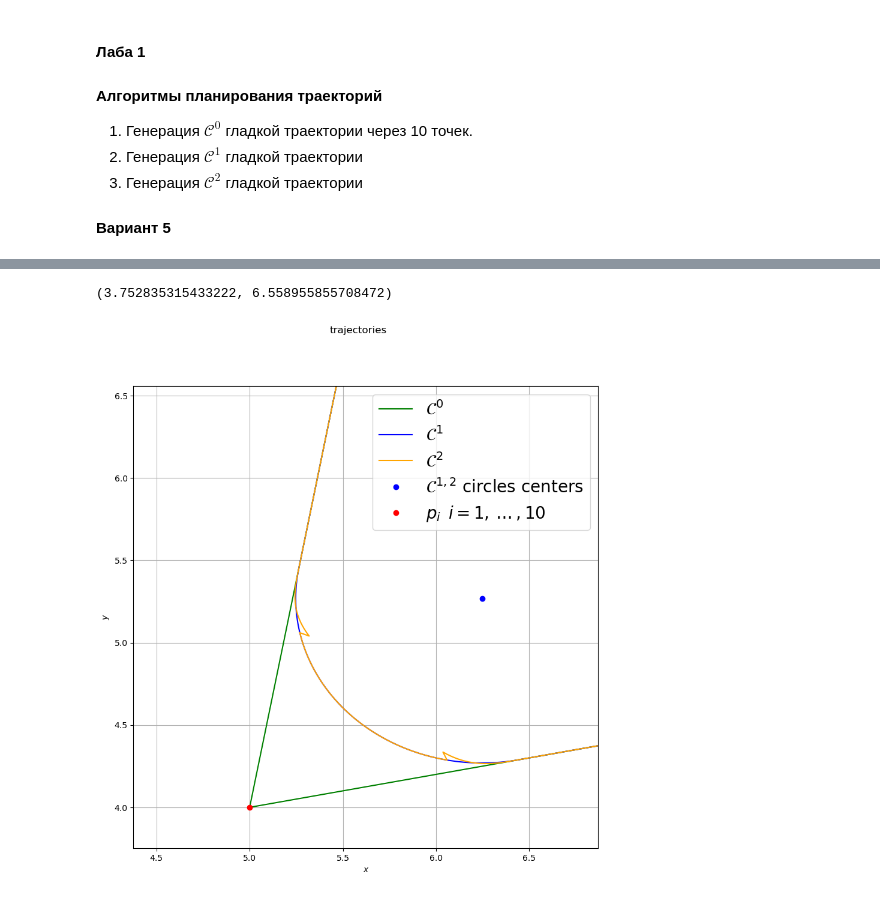
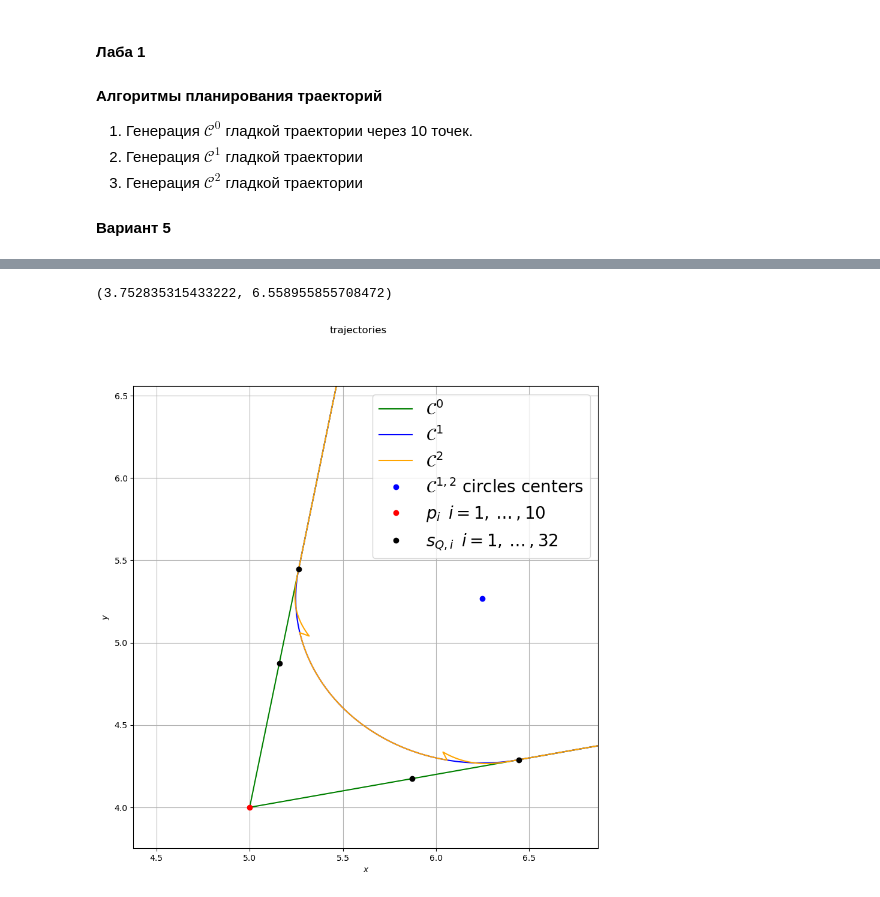
Before and after one commit to dvogureckiy99/TPandC, a Jupyter notebook: lab1_standart.ipynb, the cells around one changed output, grey strips where cells are left out. Drawn from its saved outputs; the diff is of its cells as text; code cells hidden in the pictures.

```diff
--- a/lab1_standart.ipynb
+++ b/lab1_standart.ipynb
@@ -391,4 +391,11 @@ for i in range(len(pplan)):
     data_rx.append(rx)
     data_ry.append(ry)
     data_rk.append(rk)
+
+data_rx_s_Q = []
+data_ry_s_Q = []
+for i_s in pplan[2].s_Q:
+    ix, iy = pplan[0].calc_position(i_s)
+    data_rx_s_Q.append(ix)
+    data_ry_s_Q.append(iy)
 # %% [output]
@@ -444,30 +446,31 @@ Text(0, 0.5, 'Curvature $|\\xi|,[1/m]$')
 # %%
 fig, ax = plt.subplots(1,1,figsize = (10,10))
 ax = [ax, 1]
 labels = ['$\mathcal{C}^0$','$\mathcal{C}^1$','$\mathcal{C}^2$']
 colours = ['g','b','orange']
 for i in range(len(pplan)):
     ax[0].plot(data_rx[i][:], data_ry[i][:],"-",label=labels[i],color=colours[i])
 # ax[0].plot(data_rx[2][:round(len(s))], data_ry[2][:round(len(s))],"-b")
 
 ax[0].plot(pplan[1].p_c0[0],pplan[1].p_c0[1],'ob',label='$\mathcal{C}^{1,2}$ circles centers')
 ax[0].plot(gx, gy, "or", label='$p_{i}\,\,\,i=1,\dots,10$')
+ax[0].plot(data_rx_s_Q,data_ry_s_Q,"ok",label='$s_{Q,i}\,\,\,i=1,\dots,32$')
 
 ax[0].annotate(rf'$[x(0),y(0)]$',
                   xy=(gx[0],gy[0]),
                   xytext=(gx[0]+3,gy[0]-2),
                   size=20, va="center", ha="center",
                   bbox=dict(boxstyle="round4", fc="w"),
                   arrowprops=dict(arrowstyle="-|>",mutation_scale=25,
                                   connectionstyle="arc3,rad=-0.2", fc="w"))
 fig.suptitle("trajectories")
 ax[0].set_xlabel("$x$")
 ax[0].set_ylabel("$y$")
 ax[0].grid(True)
 ax[0].legend(fontsize="20",loc='upper right')
 k=0.5
 ax[0].set_xlim([gx[1] - abs(pplan[1].p_c0[0][0]-gx[1])*k, pplan[1].p_c0[0][0] + abs(pplan[1].p_c0[0][0]-gx[1])*k])
 ax[0].set_ylim([gx[1] - abs(pplan[1].p_c0[0][0]-gx[1])*2*k, pplan[1].p_c0[0][0] + abs(pplan[1].p_c0[0][0]-gx[1])*k/2])
 # %% [output]
 (3.752835315433222, 6.558955855708472)
-[figure, old version]
+[figure, new version]
```
Also changed, not shown: parts of 3 cells of this notebook.
